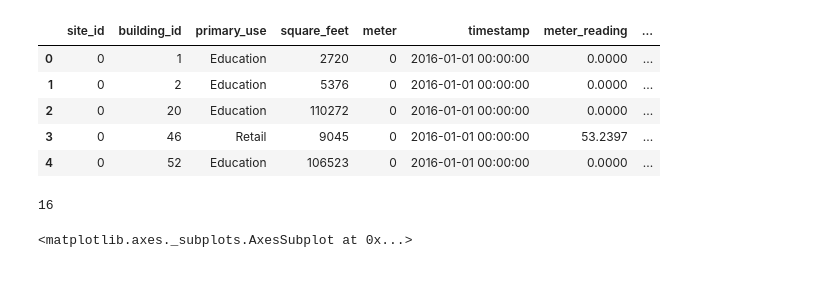
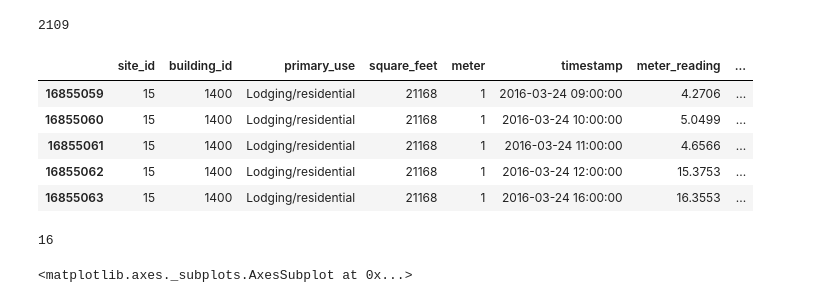
Before and after one commit to douglas-thoms/Projects, a Jupyter notebook: Energy.Predictor.2020/EDA/Categorical variable investigation.ipynb, the cells around one changed output. Saved outputs shown, nothing was run; the diff lists cells and outputs as text; code cells hidden in the pictures.

```diff
--- a/Energy.Predictor.2020/EDA/Categorical variable investigation.ipynb
+++ b/Energy.Predictor.2020/EDA/Categorical variable investigation.ipynb
@@ -7,14 +8,18 @@ import matplotlib.pyplot as plt
+# %%
+gc.collect()
+# %% [output]
+2109
 # %%
 df = pd.read_csv('../data/df.csv')
 # %%
-df.head()
+df.tail()
 # %% [output]
 |  | site_id | building_id | primary_use | square_feet | meter | timestamp | meter_reading | ... |
-| 0 | 0 | 1 | Education | 2720 | 0 | 2016-01-01 00:00:00 | 0.0000 | ... |
-| 1 | 0 | 2 | Education | 5376 | 0 | 2016-01-01 00:00:00 | 0.0000 | ... |
-| 2 | 0 | 20 | Education | 110272 | 0 | 2016-01-01 00:00:00 | 0.0000 | ... |
-| 3 | 0 | 46 | Retail | 9045 | 0 | 2016-01-01 00:00:00 | 53.2397 | ... |
-| 4 | 0 | 52 | Education | 106523 | 0 | 2016-01-01 00:00:00 | 0.0000 | ... |
+| 16855059 | 15 | 1400 | Lodging/residential | 21168 | 1 | 2016-03-24 09:00:00 | 4.2706 | ... |
+| 16855060 | 15 | 1400 | Lodging/residential | 21168 | 1 | 2016-03-24 10:00:00 | 5.0499 | ... |
+| 16855061 | 15 | 1400 | Lodging/residential | 21168 | 1 | 2016-03-24 11:00:00 | 4.6566 | ... |
+| 16855062 | 15 | 1400 | Lodging/residential | 21168 | 1 | 2016-03-24 12:00:00 | 15.3753 | ... |
+| 16855063 | 15 | 1400 | Lodging/residential | 21168 | 1 | 2016-03-24 16:00:00 | 16.3553 | ... |
 # %%
 len(df['primary_use'].value_counts())
 # %% [output]
```
Also changed, not shown: parts of 16 cells of this notebook, 10 other files.
